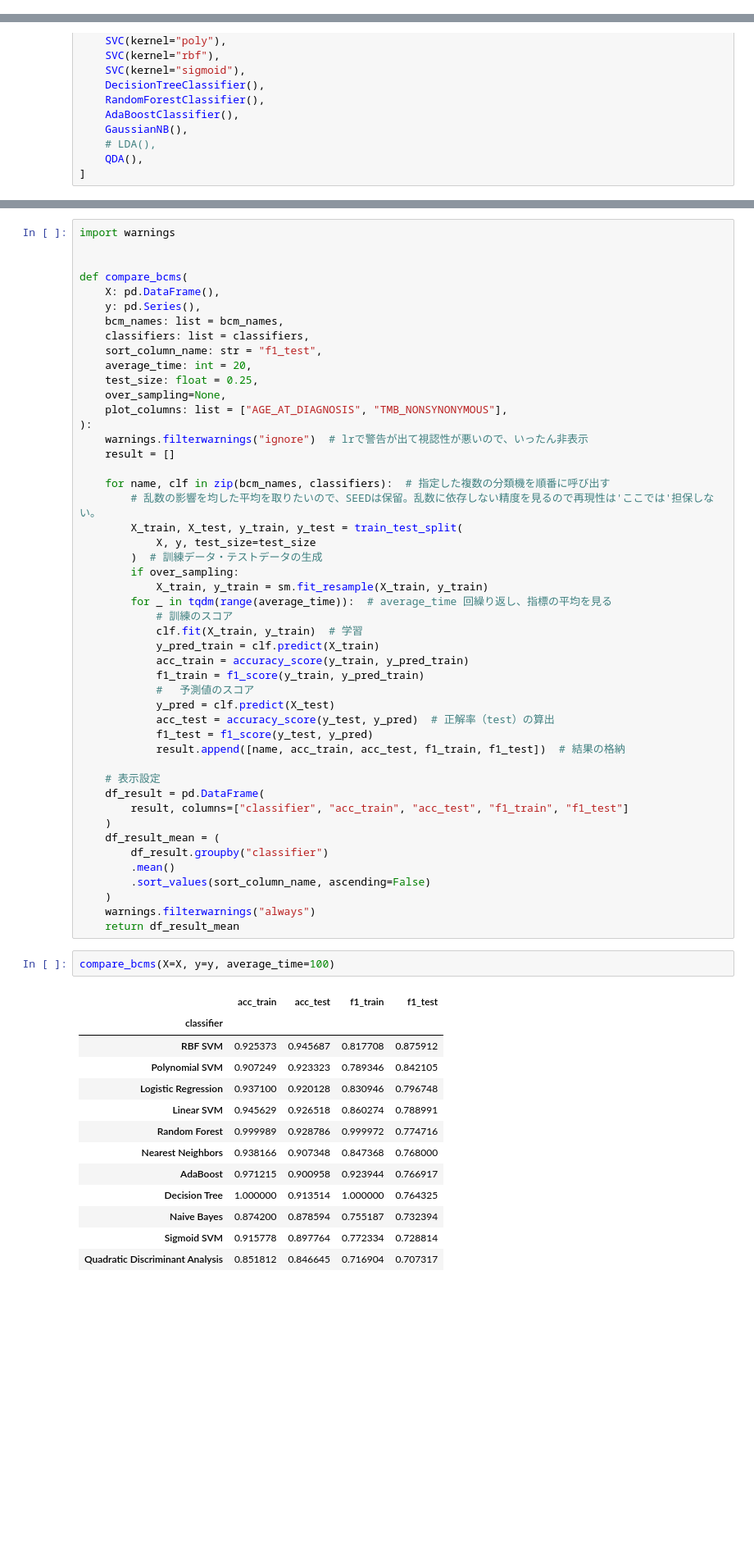
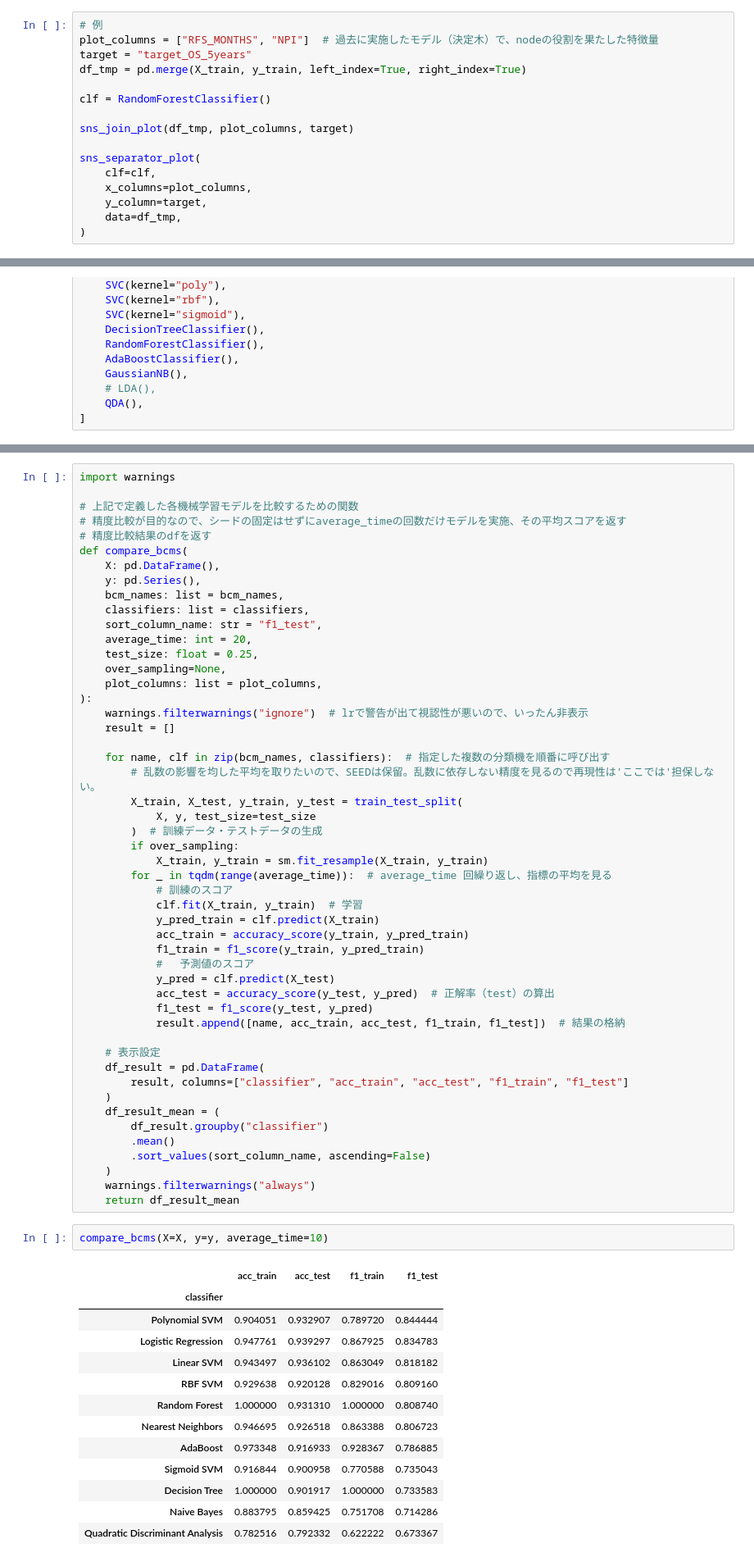
Before and after one commit to mono-clone/breast_cancer_analytics, a Jupyter notebook: notebooks/3.0.0-create_bcm_basic.ipynb, the cells around one changed output, grey strips where cells are left out. Shown: that part at 82% size. Drawn from its saved outputs; the diff is of its cells as text; blank space fills up the shorter version.

```diff
--- a/notebooks/3.0.0-create_bcm_basic.ipynb
+++ b/notebooks/3.0.0-create_bcm_basic.ipynb
@@ -173,0 +284,16 @@ Name: target_OS_5years, dtype: int64
+# %%
+# 例
+plot_columns = ["RFS_MONTHS", "NPI"]  # 過去に実施したモデル（決定木）で、nodeの役割を果たした特徴量
+target = "target_OS_5years"
+df_tmp = pd.merge(X_train, y_train, left_index=True, right_index=True)
+
+clf = RandomForestClassifier()
+
+sns_join_plot(df_tmp, plot_columns, target)
+
+sns_separator_plot(
+    clf=clf,
+    x_columns=plot_columns,
+    y_column=target,
+    data=df_tmp,
+)
@@ -253,7 +387,9 @@ classifiers = [
 # %%
 import warnings
 
-
+# 上記で定義した各機械学習モデルを比較するための関数
+# 精度比較が目的なので、シードの固定はせずにaverage_timeの回数だけモデルを実施、その平均スコアを返す
+# 精度比較結果のdfを返す
 def compare_bcms(
     X: pd.DataFrame(),
     y: pd.Series(),
@@ -263,7 +399,7 @@ def compare_bcms(
     average_time: int = 20,
     test_size: float = 0.25,
     over_sampling=None,
-    plot_columns: list = ["AGE_AT_DIAGNOSIS", "TMB_NONSYNONYMOUS"],
+    plot_columns: list = plot_columns,
 ):
     warnings.filterwarnings("ignore")  # lrで警告が出て視認性が悪いので、いったん非表示
     result = []
@@ -299,21 +435,21 @@ def compare_bcms(
     warnings.filterwarnings("always")
     return df_result_mean
 # %%
-compare_bcms(X=X, y=y, average_time=100)
+compare_bcms(X=X, y=y, average_time=10)
 # %% [output]
 |  | acc_train | acc_test | f1_train | f1_test |
 | classifier |  |  |  |  |
-| RBF SVM | 0.925373 | 0.945687 | 0.817708 | 0.875912 |
-| Polynomial SVM | 0.907249 | 0.923323 | 0.789346 | 0.842105 |
-| Logistic Regression | 0.937100 | 0.920128 | 0.830946 | 0.796748 |
-| Linear SVM | 0.945629 | 0.926518 | 0.860274 | 0.788991 |
-| Random Forest | 0.999989 | 0.928786 | 0.999972 | 0.774716 |
-| Nearest Neighbors | 0.938166 | 0.907348 | 0.847368 | 0.768000 |
-| AdaBoost | 0.971215 | 0.900958 | 0.923944 | 0.766917 |
-| Decision Tree | 1.000000 | 0.913514 | 1.000000 | 0.764325 |
-| Naive Bayes | 0.874200 | 0.878594 | 0.755187 | 0.732394 |
-| Sigmoid SVM | 0.915778 | 0.897764 | 0.772334 | 0.728814 |
-| Quadratic Discriminant Analysis | 0.851812 | 0.846645 | 0.716904 | 0.707317 |
+| Polynomial SVM | 0.904051 | 0.932907 | 0.789720 | 0.844444 |
+| Logistic Regression | 0.947761 | 0.939297 | 0.867925 | 0.834783 |
+| Linear SVM | 0.943497 | 0.936102 | 0.863049 | 0.818182 |
+| RBF SVM | 0.929638 | 0.920128 | 0.829016 | 0.809160 |
+| Random Forest | 1.000000 | 0.931310 | 1.000000 | 0.808740 |
+| Nearest Neighbors | 0.946695 | 0.926518 | 0.863388 | 0.806723 |
+| AdaBoost | 0.973348 | 0.916933 | 0.928367 | 0.786885 |
+| Sigmoid SVM | 0.916844 | 0.900958 | 0.770588 | 0.735043 |
+| Decision Tree | 1.000000 | 0.901917 | 1.000000 | 0.733583 |
+| Naive Bayes | 0.883795 | 0.859425 | 0.751708 | 0.714286 |
+| Quadratic Discriminant Analysis | 0.782516 | 0.792332 | 0.622222 | 0.673367 |
 # %% [markdown]
 デフォルト値のままではf1スコアが出ない
 →全て負事例（0: 5年後も生存）で予測しているケースが多い（多少は正事例（1: 5年以内に死亡）としているケースもあるが）
```
Also changed, not shown: parts of 9 cells of this notebook, 3 other files.
